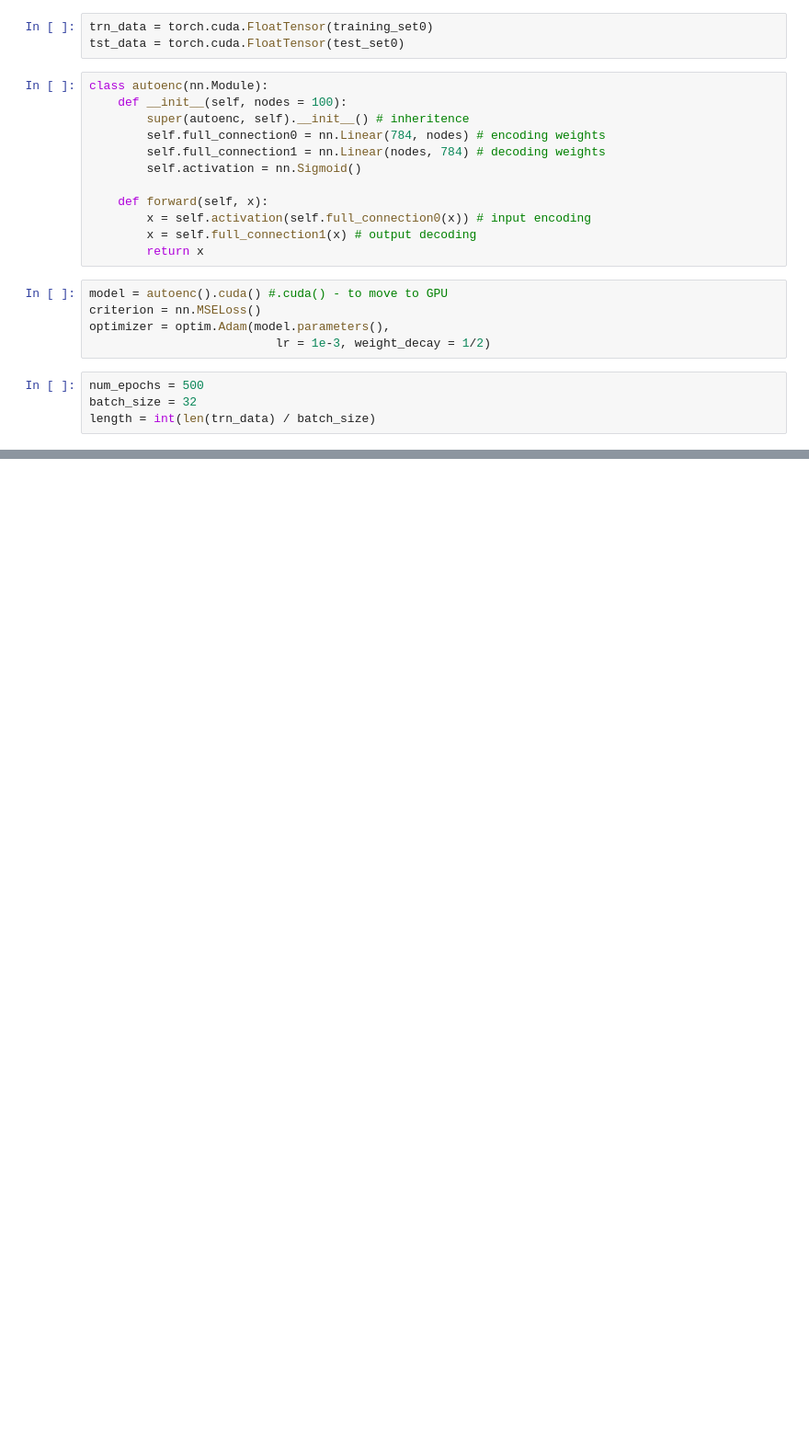
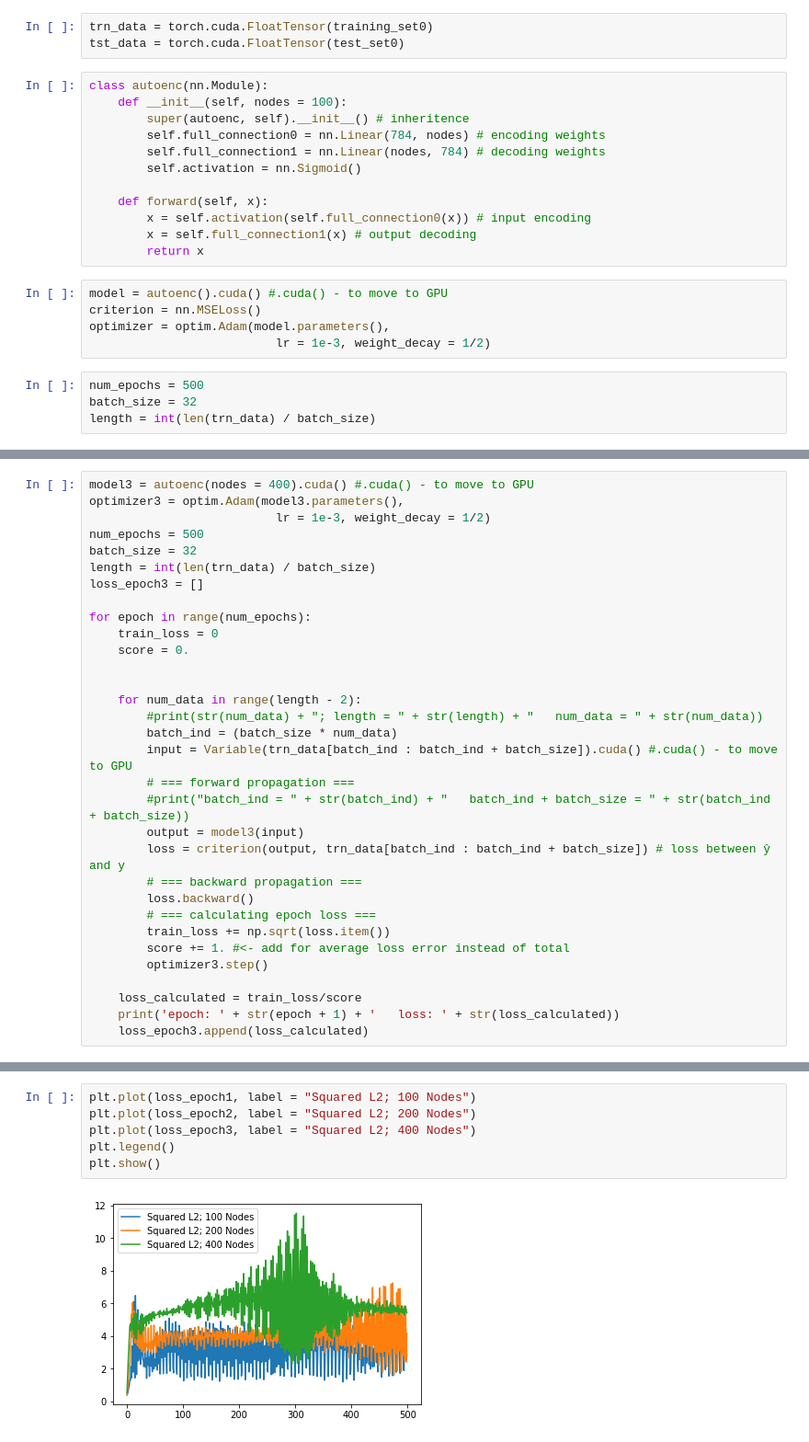
Before and after one commit to NicoEssi/Generative_Models, a Jupyter notebook: Undercomplete_Autoencoder.ipynb, the cells around one changed output, grey strips where cells are left out. Shown at 92% size. Drawn from its saved outputs; the diff is of its cells as text; blank space fills up the shorter version.

```diff
--- a/Undercomplete_Autoencoder.ipynb
+++ b/Undercomplete_Autoencoder.ipynb
@@ -71,0 +162,32 @@ length = int(len(trn_data) / batch_size)
+# %%
+model3 = autoenc(nodes = 400).cuda() #.cuda() - to move to GPU
+optimizer3 = optim.Adam(model3.parameters(),
+                          lr = 1e-3, weight_decay = 1/2)
+num_epochs = 500
+batch_size = 32
+length = int(len(trn_data) / batch_size)
+loss_epoch3 = []
+
+for epoch in range(num_epochs):
+    train_loss = 0
+    score = 0.
+
+
+    for num_data in range(length - 2):
+        #print(str(num_data) + "; length = " + str(length) + "   num_data = " + str(num_data))
+        batch_ind = (batch_size * num_data)
+        input = Variable(trn_data[batch_ind : batch_ind + batch_size]).cuda() #.cuda() - to move to GPU
+        # === forward propagation ===
+        #print("batch_ind = " + str(batch_ind) + "   batch_ind + batch_size = " + str(batch_ind + batch_size))
+        output = model3(input)
+        loss = criterion(output, trn_data[batch_ind : batch_ind + batch_size]) # loss between ŷ and y
+        # === backward propagation ===
+        loss.backward()
+        # === calculating epoch loss ===
+        train_loss += np.sqrt(loss.item())
+        score += 1. #<- add for average loss error instead of total
+        optimizer3.step()
+
+    loss_calculated = train_loss/score
+    print('epoch: ' + str(epoch + 1) + '   loss: ' + str(loss_calculated))
+    loss_epoch3.append(loss_calculated)
@@ -71,0 +212,8 @@ length = int(len(trn_data) / batch_size)
+# %%
+plt.plot(loss_epoch1, label = "Squared L2; 100 Nodes")
+plt.plot(loss_epoch2, label = "Squared L2; 200 Nodes")
+plt.plot(loss_epoch3, label = "Squared L2; 400 Nodes")
+plt.legend()
+plt.show()
+# %% [output]
+[figure, added]
```
Also changed, not shown: parts of 15 cells of this notebook.
